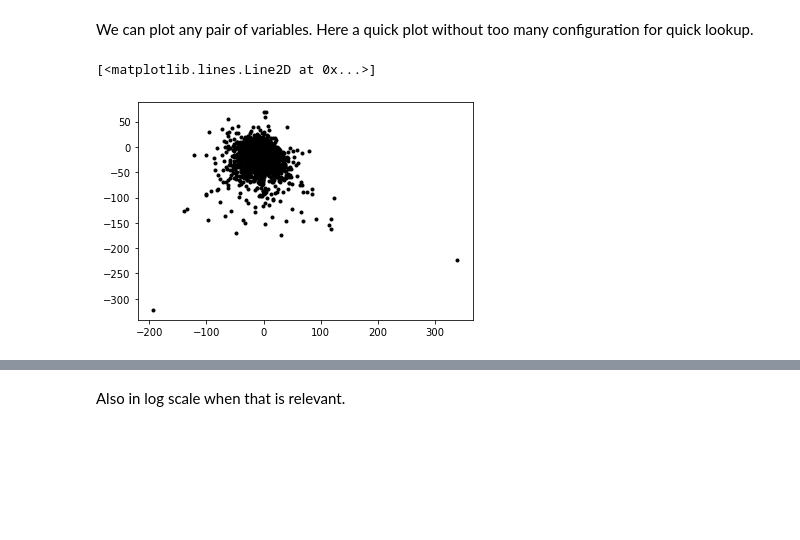
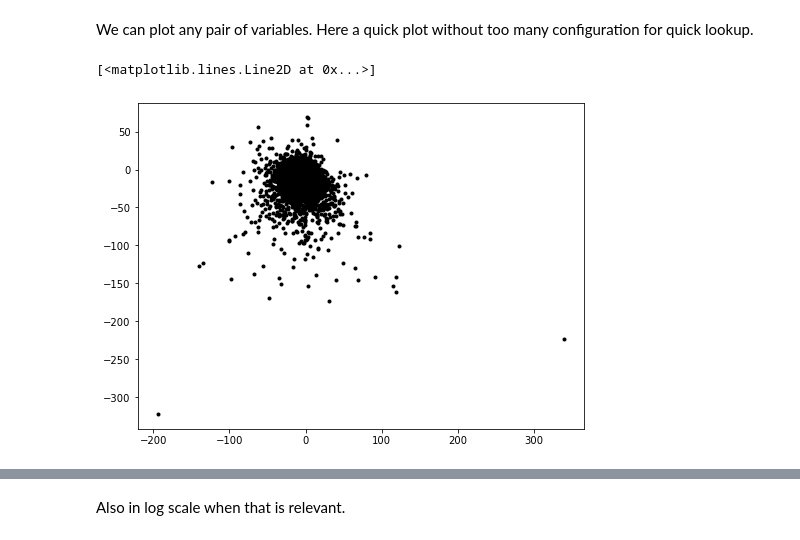
Before and after one commit to espsrc/pysnacks_1, a Jupyter notebook: tutorials/session_02/pysnack_1_02.ipynb, the cells around one changed output, grey strips where cells are left out. Saved outputs shown, nothing was run; the diff lists cells and outputs as text; code cells hidden in the pictures; blank space fills up the shorter version.

```diff
--- a/tutorials/session_02/pysnack_1_02.ipynb
+++ b/tutorials/session_02/pysnack_1_02.ipynb
@@ -269,7 +468,9 @@ ax.set_ylabel('Declination [deg]');
 # %% [markdown]
 We can plot any pair of variables. Here a quick plot without too many configuration for quick lookup.
 # %%
-plt.plot(data0['pmra'], data0['pmdec'], '.k')
+fig, ax = plt.subplots(figsize=(8,6))
+
+ax.plot(data0['pmra'], data0['pmdec'], '.k')
 # %% [output]
 [<matplotlib.lines.Line2D at 0x...>]
-[figure, old version]
+[figure, new version]
```
Also changed, not shown: parts of 70 cells of this notebook, 2 other files.
